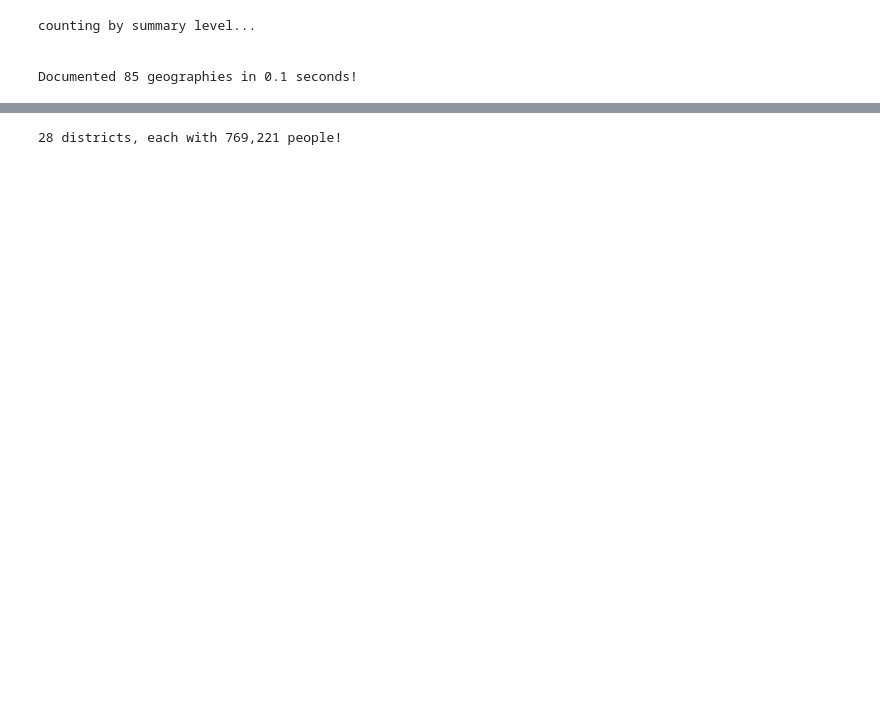
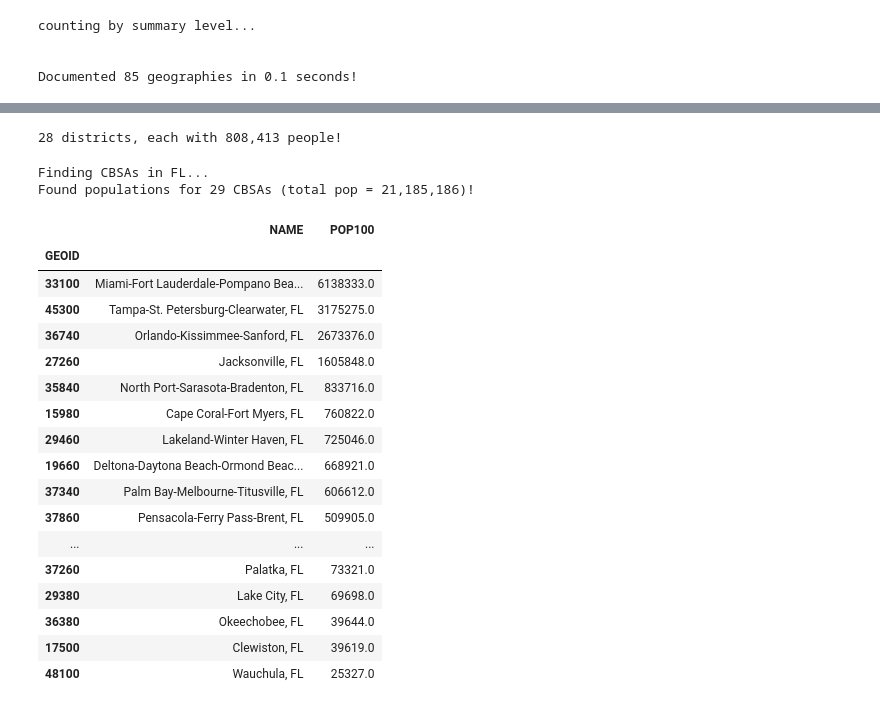
Before and after one commit to raddick/gerrymandering, a Jupyter notebook: 2020-florida.ipynb, the cells around one changed output, grey strips where cells are left out. Drawn from its saved outputs; the diff is of its cells as text; code cells hidden in the pictures; blank space fills up the shorter version.

```diff
--- a/2020-florida.ipynb
+++ b/2020-florida.ipynb
@@ -231,9 +232,9 @@ state_seats_df = state_seats_df.join(state_codes_df).set_index('state').sort_ind
 
 print('Got old and new numbers of districts for {0:,.0f} states in {1:.1f} seconds!'.format(len(state_seats_df), e-s))
 
-for this_state in these_states_dict.keys():
-    these_states_dict[this_state]['seats_old'] = state_seats_df[state_seats_df['stusab'] == this_state]['seats_old'].values[0]
-    these_states_dict[this_state]['seats_new'] = state_seats_df[state_seats_df['stusab'] == this_state]['seats_new'].values[0]
+for this_state_finder in these_states_dict.keys():
+    these_states_dict[this_state_finder]['seats_old'] = state_seats_df[state_seats_df['stusab'] == this_state_finder]['seats_old'].values[0]
+    these_states_dict[this_state_finder]['seats_new'] = state_seats_df[state_seats_df['stusab'] == this_state_finder]['seats_new'].values[0]
 #pprint(these_states_dict)
 #print('\n')
 print('Got old and new numbers of districts for {0:,.0f} focus states in {1:.1f} seconds!'.format(len(these_states_dict), e-s))
@@ -409,17 +410,14 @@ tract_df = tract_df.assign(new_district = np.nan)
 
 print('adding shapefiles...')
 gdf = geopandas.GeoDataFrame()
-for this_state in tract_df['STATE'].drop_duplicates().tolist():
-    print('\tgetting shapefiles for {0:}...'.format(state_codes_df[state_codes_df['STATE'] == this_state]['STUSAB'].values[0]))
-    gdf_i = geopandas.read_file(shapefile_basedir+'TRACT/tl_2020_{0:02d}_tract.shp'.format(this_state))
-    print('\t\t{0:} CRS = {1:}'.format(this_state, gdf_i.crs))
+for this_state_finder in tract_df['STATE'].drop_duplicates().tolist():
+    print('\tgetting shapefiles for {0:}...'.format(state_codes_df[state_codes_df['STATE'] == this_state_finder]['STUSAB'].values[0]))
+    gdf_i = geopandas.read_file(shapefile_basedir+'TRACT/tl_2020_{0:02d}_tract.shp'.format(this_state_finder))
+    print('\t\t{0:} CRS = {1:}'.format(this_state_finder, gdf_i.crs))
     gdf = pandas.concat((gdf, gdf_i), axis=0)
 gdf.loc[:, 'GEOID'] = gdf['GEOID'].apply(lambda x: '1400000US'+x)
 gdf = gdf.set_index('GEOID')
 tract_gdf = geopandas.GeoDataFrame(data=tract_df.join(gdf.geometry), crs=gdf.crs, geometry='geometry')
-
-
-
 
 #state_codes_df
 #tract_df = tract_gdf.reset_index().merge(state_codes_df[['STATE', 'STATE_NAME']], how='left', on='STATE').set_index('GEOID')
@@ -516,27 +516,30 @@ Joined 27 congressional districts to shapefiles in 3.0 seconds!
 # %%
 s = time.time()
 
-state_numbers_include_list = cd_gdf['STATE'].drop_duplicates().tolist()
-state_numbers_include_list = ['{0:02d}'.format(x) for x in state_numbers_include_list]
+# state_numbers_include_list = cd_gdf['STATE'].drop_duplicates().tolist()
+# state_numbers_include_list = ['{0:02d}'.format(x) for x in state_numbers_include_list]
 
 print('getting states...')
 state_gdf = geopandas.read_file(shapefile_basedir+'tl_2020_us_state.shp')
 state_gdf.loc[:, 'INTPTLON'] = pandas.to_numeric(state_gdf['INTPTLON'])
 state_gdf.loc[:, 'INTPTLAT'] = pandas.to_numeric(state_gdf['INTPTLAT'])
 state_gdf.loc[:, 'STATEFP'] = pandas.to_numeric(state_gdf['STATEFP'], errors='coerce')
-state_gdf = state_gdf[state_gdf['STATEFP'].isin(state_numbers_include_list)]
+#state_gdf = state_gdf[state_gdf['STATEFP'].isin(state_numbers_include_list)]
+state_gdf = state_gdf.set_index('GEOID')
 
 print('getting counties...')
 county_gdf = geopandas.read_file(shapefile_basedir+'tl_2020_us_county.shp')
 county_gdf.loc[:, 'STATEFP'] = pandas.to_numeric(county_gdf['STATEFP'], errors='coerce')
 county_gdf.loc[:, 'INTPTLON'] = pandas.to_numeric(county_gdf['INTPTLON'])
 county_gdf.loc[:, 'INTPTLAT'] = pandas.to_numeric(county_gdf['INTPTLAT'])
-county_gdf = county_gdf[county_gdf['STATEFP'].isin(state_numbers_include_list)]
+#county_gdf = county_gdf[county_gdf['STATEFP'].isin(state_numbers_include_list)]
+county_gdf = county_gdf.set_index('GEOID')
 
 e = time.time()
 g += (e-s)
 print('Got {0:,.0f} states and {1:,.0f} counties in {2:.1f} seconds!'.format(len(state_gdf), len(county_gdf), e-s))
 print('\n')
+
 
 if (show_water):
     print('getting water areas...')
@@ -552,11 +555,15 @@ if (show_water):
     #[x for x in waterfiles if ()]
     #possible_state_list = state_codes_df[state_codes_df['STATE'] <= 56]['STATE'].tolist()
     for i in range(0, len(waterfiles)):
+#        print(state_codes_df[state_codes_df['STATE'] == int(waterfiles[i][89:91])]['STUSAB'].values[0])
         if (np.mod(i, 10) == 0):
             print('\treading water file {0:,.0f} of {1:,.0f}...'.format(i, len(waterfiles)))
         water_gdf_i = geopandas.read_file(waterfiles[i])
         water_gdf_i = water_gdf_i[water_gdf_i['AWATER'] >= water_area_tol]
+        water_gdf_i = water_gdf_i.assign(STUSAB = state_codes_df[state_codes_df['STATE'] == int(waterfiles[i][89:91])]['STUSAB'].values[0])
         water_gdf = pandas.concat((water_gdf, water_gdf_i), axis=0)
+#        print(water_gdf.head(1).T)
+#        break
     water_gdf.loc[:, 'INTPTLON'] = pandas.to_numeric(water_gdf['INTPTLON'], errors='coerce')
     water_gdf.loc[:, 'INTPTLAT'] = pandas.to_numeric(water_gdf['INTPTLAT'], errors='coerce')
     water_gdf = water_gdf.set_index('HYDROID')
@@ -573,6 +580,7 @@ print('getting CBSAs (metro areas)...')
 cbsa_gdf = geopandas.read_file(shapefile_basedir+'CBSA/tl_2020_us_cbsa.shp')
 cbsa_gdf.loc[:, 'INTPTLON'] = pandas.to_numeric(cbsa_gdf['INTPTLON'])
 cbsa_gdf.loc[:, 'INTPTLAT'] = pandas.to_numeric(cbsa_gdf['INTPTLAT'])
+cbsa_gdf = cbsa_gdf.set_index('GEOID')
 
 e = time.time()
 g += (e-s)
@@ -961,6 +965,37 @@ Done plotting in 1 minutes 55 seconds!
 [figure]
 # %%
-state_target = cd_gdf['POP100'].sum() / these_states_dict[list(these_states_dict.keys())[0]]['seats_new']
-print('{0:,.0f} districts, each with {1:,.0f} people!'.format(these_states_dict[list(these_states_dict.keys())[0]]['seats_new'], state_target))
+state_target = cd_gdf['POP100'].sum() / these_states_dict[this_state]['seats_new']
+print('{0:,.0f} districts, each with {1:,.0f} people!'.format(these_states_dict[this_state]['seats_new'], state_target))
 # %% [output]
-28 districts, each with 769,221 people!
+28 districts, each with 808,413 people!
+# %%
+print('Finding CBSAs in {0:}...'.format(this_state))
+
+# cbsa_gdf = cbsa_gdf.assign(POP100 = np.nan)
+# for ix, thisrow in cbsa_gdf[cbsa_gdf['NAME'].apply(lambda x: this_state in x)][['NAME', 'geometry']].sort_values(by='NAME').iterrows():
+#     cbsa_gdf.loc[ix, 'POP100'] = tract_gdf[tract_gdf.geometry.apply(lambda x: x.within(thisrow.geometry))]['POP100'].sum()
+
+print('Found populations for {0:,.0f} CBSAs (total pop = {1:,.0f})!'.format(len(cbsa_gdf['POP100'].dropna()), cbsa_gdf['POP100'].sum()))
+
+cbsa_gdf[['NAME', 'POP100']].sort_values(by='POP100', ascending=False)
+# %% [output]
+Finding CBSAs in FL...
+Found populations for 29 CBSAs (total pop = 21,185,186)!
+|  | NAME | POP100 |
+| GEOID |  |  |
+| 33100 | Miami-Fort Lauderdale-Pompano Bea... | 6138333.0 |
+| 45300 | Tampa-St. Petersburg-Clearwater, FL | 3175275.0 |
+| 36740 | Orlando-Kissimmee-Sanford, FL | 2673376.0 |
+| 27260 | Jacksonville, FL | 1605848.0 |
+| 35840 | North Port-Sarasota-Bradenton, FL | 833716.0 |
+| 15980 | Cape Coral-Fort Myers, FL | 760822.0 |
+| 29460 | Lakeland-Winter Haven, FL | 725046.0 |
+| 19660 | Deltona-Daytona Beach-Ormond Beac... | 668921.0 |
+| 37340 | Palm Bay-Melbourne-Titusville, FL | 606612.0 |
+| 37860 | Pensacola-Ferry Pass-Brent, FL | 509905.0 |
+| ... | ... | ... |
+| 37260 | Palatka, FL | 73321.0 |
+| 29380 | Lake City, FL | 69698.0 |
+| 36380 | Okeechobee, FL | 39644.0 |
+| 17500 | Clewiston, FL | 39619.0 |
+| 48100 | Wauchula, FL | 25327.0 |
```
Also changed, not shown: parts of 15 cells of this notebook, 1 other file.
